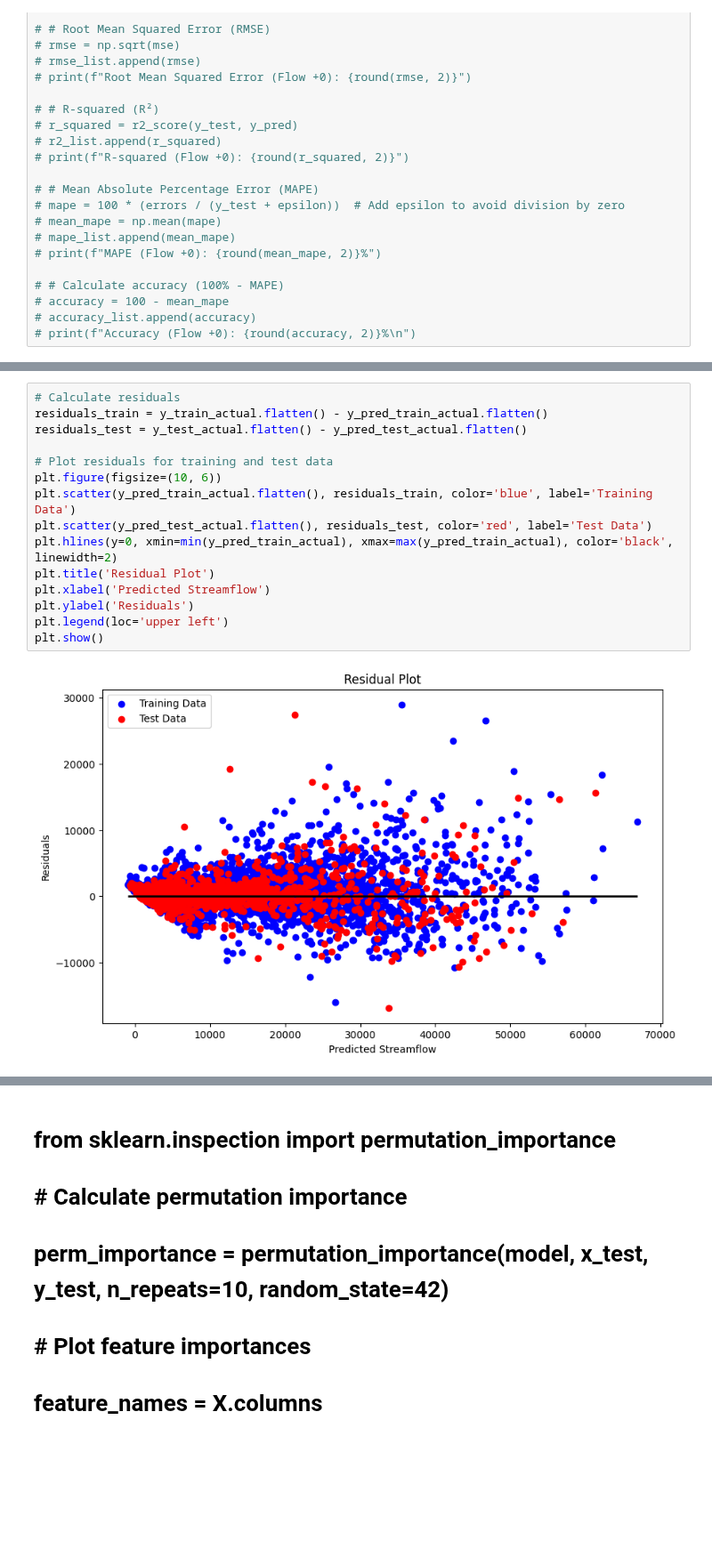
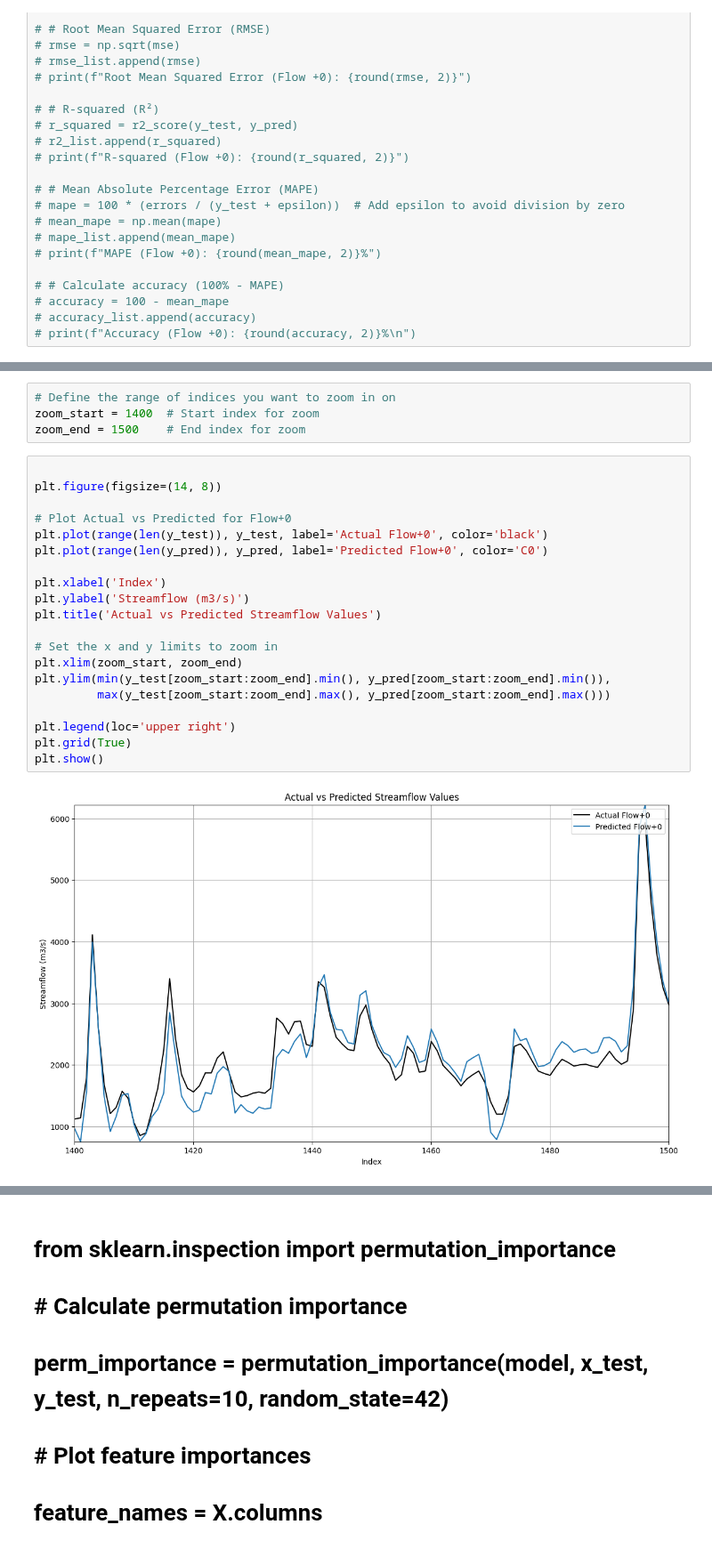
Before and after one commit to Abdullah-Usmani/flood-research1, a Jupyter notebook: ANN-Idaho-backtest.ipynb, the cells around one changed output, grey strips where cells are left out. Shown at 89% size. Cells and saved outputs as stored; diff of their text form; blank space fills up the shorter version.

```diff
--- a/ANN-Idaho-backtest.ipynb
+++ b/ANN-Idaho-backtest.ipynb
@@ -312,17 +384,26 @@ plt.show()
-# %%
-# Calculate residuals
-residuals_train = y_train_actual.flatten() - y_pred_train_actual.flatten()
-residuals_test = y_test_actual.flatten() - y_pred_test_actual.flatten()
-
-# Plot residuals for training and test data
-plt.figure(figsize=(10, 6))
-plt.scatter(y_pred_train_actual.flatten(), residuals_train, color='blue', label='Training Data')
-plt.scatter(y_pred_test_actual.flatten(), residuals_test, color='red', label='Test Data')
-plt.hlines(y=0, xmin=min(y_pred_train_actual), xmax=max(y_pred_train_actual), color='black', linewidth=2)
-plt.title('Residual Plot')
-plt.xlabel('Predicted Streamflow')
-plt.ylabel('Residuals')
-plt.legend(loc='upper left')
-plt.show()
-# %% [output]
-[figure, removed]
+# %%
+# Define the range of indices you want to zoom in on
+zoom_start = 1400  # Start index for zoom
+zoom_end = 1500    # End index for zoom
+# %%
+
+plt.figure(figsize=(14, 8))
+
+# Plot Actual vs Predicted for Flow+0
+plt.plot(range(len(y_test)), y_test, label='Actual Flow+0', color='black')
+plt.plot(range(len(y_pred)), y_pred, label='Predicted Flow+0', color='C0')
+
+plt.xlabel('Index')
+plt.ylabel('Streamflow (m3/s)')
+plt.title('Actual vs Predicted Streamflow Values')
+
+# Set the x and y limits to zoom in
+plt.xlim(zoom_start, zoom_end)
+plt.ylim(min(y_test[zoom_start:zoom_end].min(), y_pred[zoom_start:zoom_end].min()),
+         max(y_test[zoom_start:zoom_end].max(), y_pred[zoom_start:zoom_end].max()))
+
+plt.legend(loc='upper right')
+plt.grid(True)
+plt.show()
+# %% [output]
+[figure, added]
```
Also changed, not shown: parts of 18 cells of this notebook.
